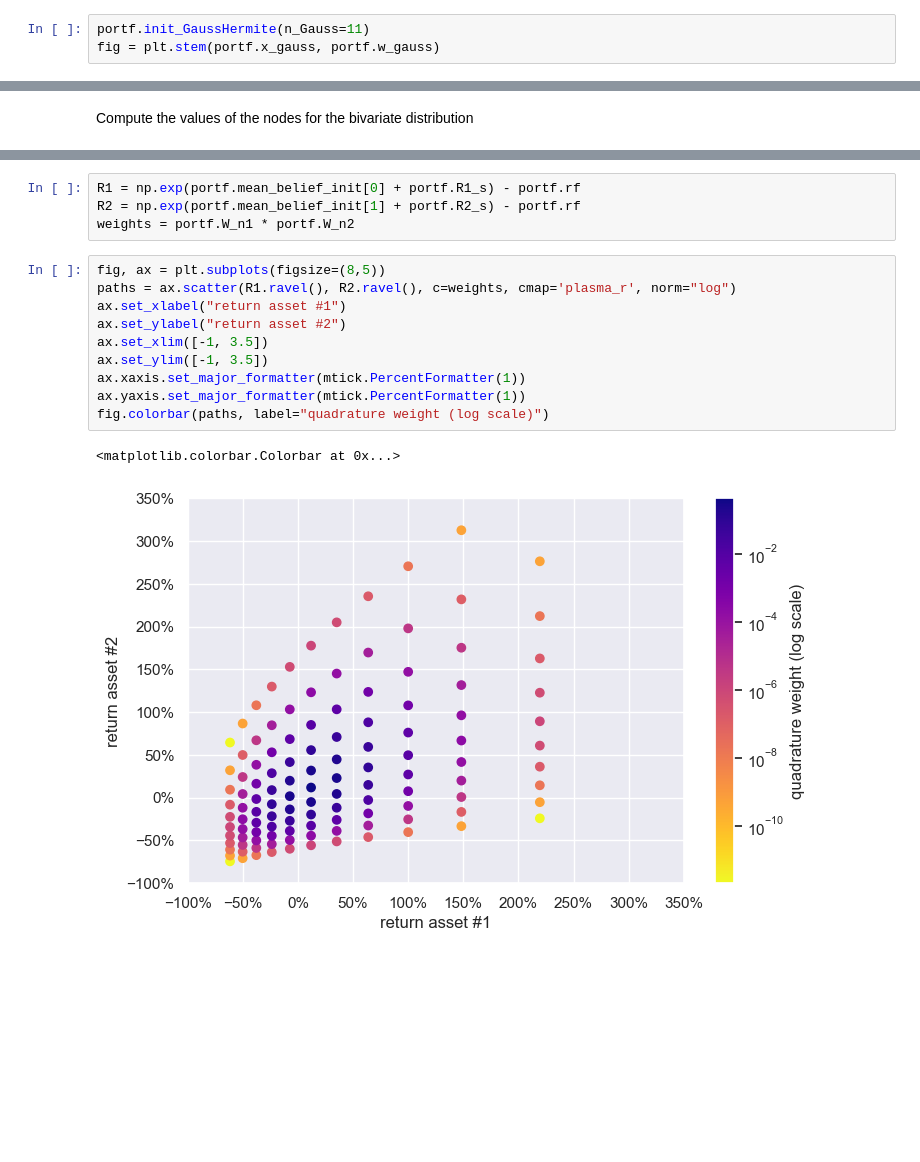
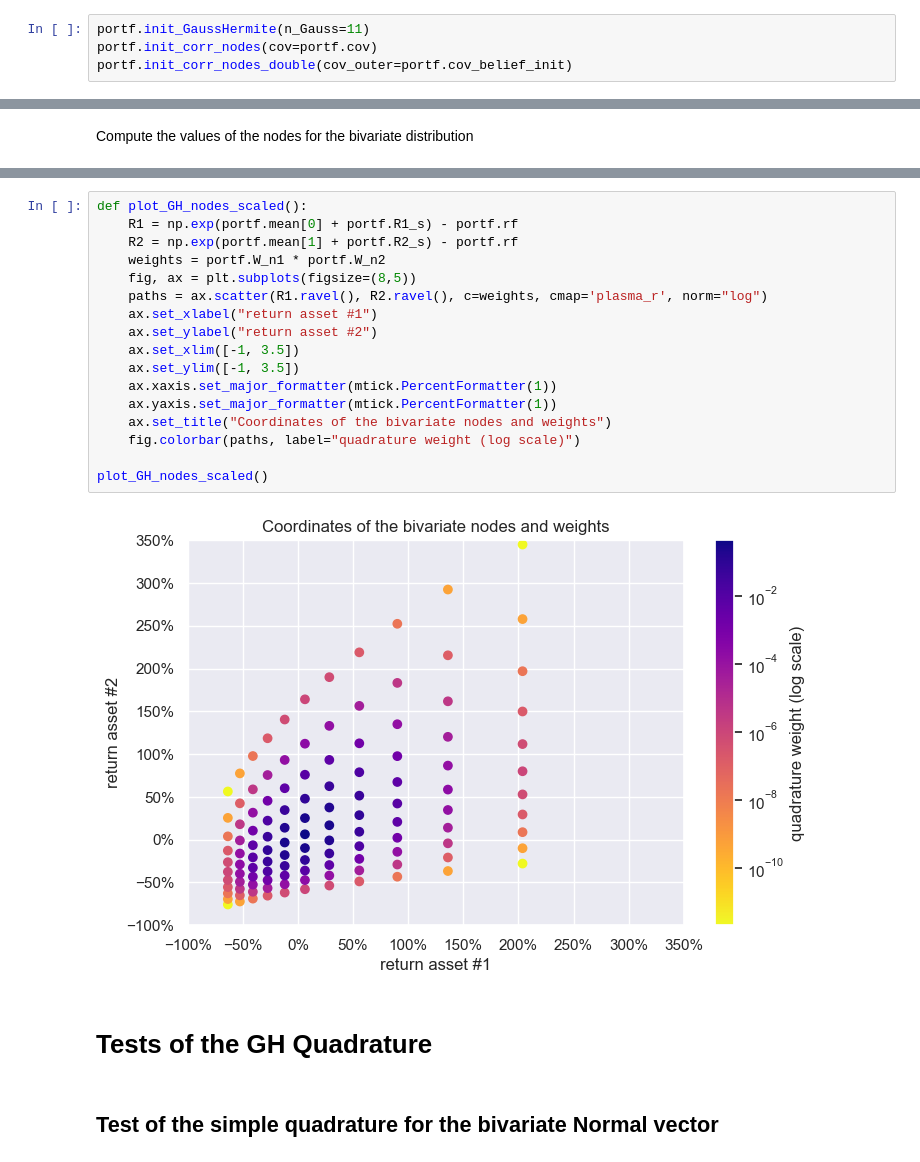
Before and after one commit to eric-andre/grsam, a Jupyter notebook: 01_Quadrature.ipynb, the cells around one changed output, grey strips where cells are left out. Drawn from its saved outputs; the diff is of its cells as text; blank space fills up the shorter version.

Commit message:
update quadrature

```diff
--- a/01_Quadrature.ipynb
+++ b/01_Quadrature.ipynb
@@ -40,4 +36,5 @@ Prior over the mean vector
 Initialize the quadrature nodes' positions and weights for `n_Gauss` nodes.
 # %%
 portf.init_GaussHermite(n_Gauss=11)
-fig = plt.stem(portf.x_gauss, portf.w_gauss)
+portf.init_corr_nodes(cov=portf.cov)
+portf.init_corr_nodes_double(cov_outer=portf.cov_belief_init)
@@ -51,17 +53,23 @@ portf.init_corr_nodes_double(cov_outer=portf.cov_belief_init)
-# %%
-R1 = np.exp(portf.mean_belief_init[0] + portf.R1_s) - portf.rf
-R2 = np.exp(portf.mean_belief_init[1] + portf.R2_s) - portf.rf
-weights = portf.W_n1 * portf.W_n2
 # %%
-fig, ax = plt.subplots(figsize=(8,5))
-paths = ax.scatter(R1.ravel(), R2.ravel(), c=weights, cmap='plasma_r', norm="log")
-ax.set_xlabel("return asset #1")
-ax.set_ylabel("return asset #2")
-ax.set_xlim([-1, 3.5])
-ax.set_ylim([-1, 3.5])
-ax.xaxis.set_major_formatter(mtick.PercentFormatter(1))
-ax.yaxis.set_major_formatter(mtick.PercentFormatter(1))
-fig.colorbar(paths, label="quadrature weight (log scale)")
+def plot_GH_nodes_scaled():
+    R1 = np.exp(portf.mean[0] + portf.R1_s) - portf.rf
+    R2 = np.exp(portf.mean[1] + portf.R2_s) - portf.rf
+    weights = portf.W_n1 * portf.W_n2
+    fig, ax = plt.subplots(figsize=(8,5))
+    paths = ax.scatter(R1.ravel(), R2.ravel(), c=weights, cmap='plasma_r', norm="log")
+    ax.set_xlabel("return asset #1")
+    ax.set_ylabel("return asset #2")
+    ax.set_xlim([-1, 3.5])
+    ax.set_ylim([-1, 3.5])
+    ax.xaxis.set_major_formatter(mtick.PercentFormatter(1))
+    ax.yaxis.set_major_formatter(mtick.PercentFormatter(1))
+    ax.set_title("Coordinates of the bivariate nodes and weights")
+    fig.colorbar(paths, label="quadrature weight (log scale)")
+
+plot_GH_nodes_scaled()
 # %% [output]
-<matplotlib.colorbar.Colorbar at 0x...>
-[figure, old version]
+[figure, new version]
+# %% [markdown]
+# Tests of the GH Quadrature
+# %% [markdown]
+## Test of the simple quadrature for the bivariate Normal vector
```
Also changed, not shown: parts of 9 cells of this notebook, 2 other files.
